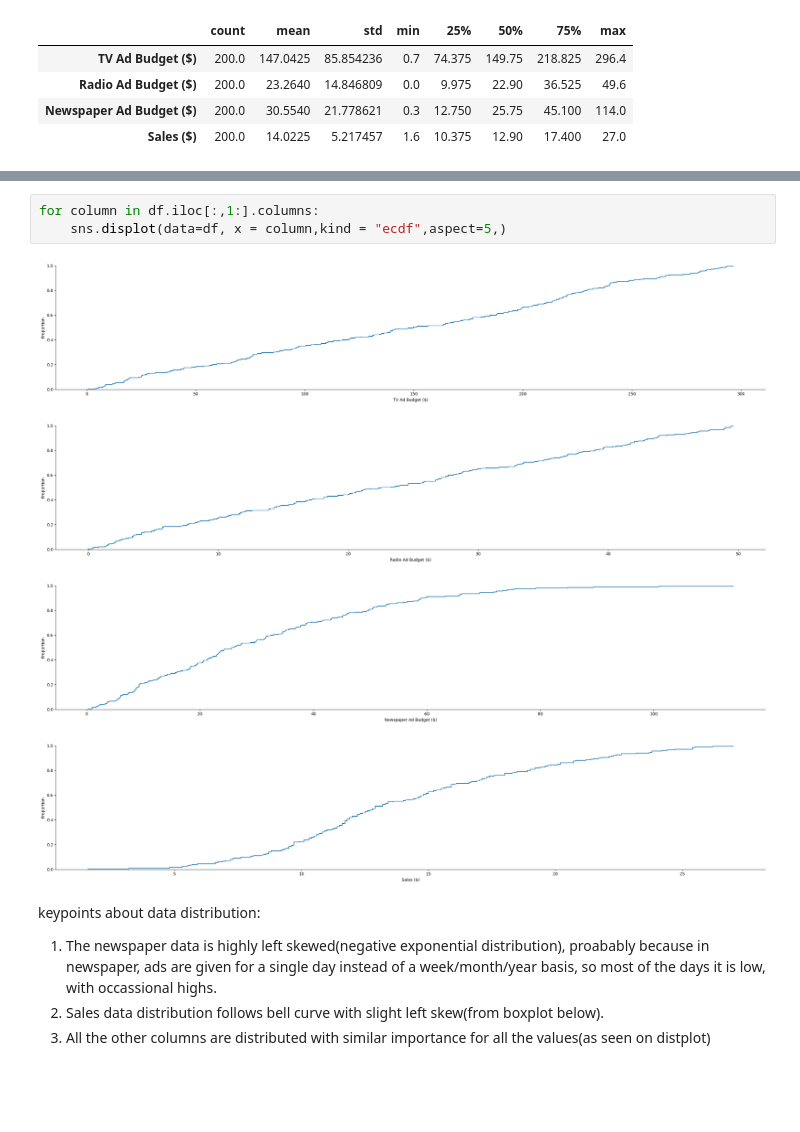
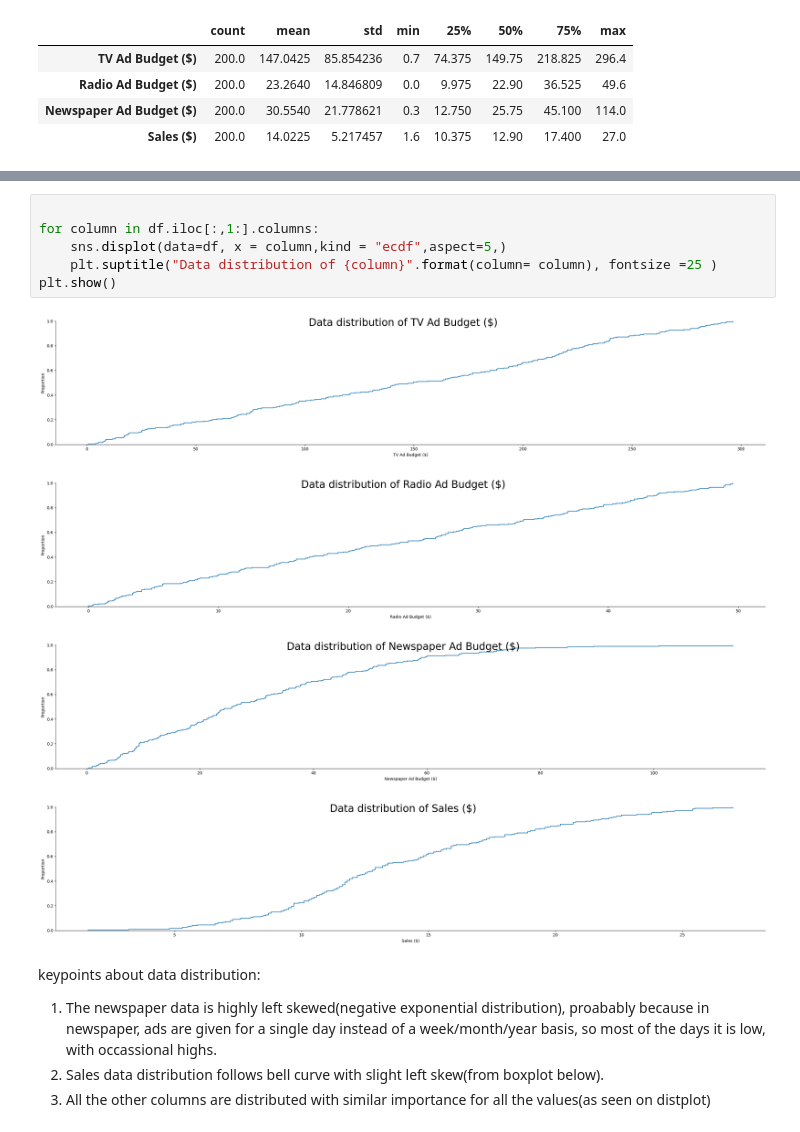
Before and after one commit to RamSankarTheDeveloper/sales-data-analysis, a Jupyter notebook: project_sales_analysis.ipynb, the cells around one changed output, grey strips where cells are left out. Cells and saved outputs as stored; diff of their text form; blank space fills up the shorter version.

```diff
--- a/project_sales_analysis.ipynb
+++ b/project_sales_analysis.ipynb
@@ -53,11 +54,14 @@ plt.tight_layout()
 # %%
+
 for column in df.iloc[:,1:].columns:
     sns.displot(data=df, x = column,kind = "ecdf",aspect=5,)
+    plt.suptitle("Data distribution of {column}".format(column= column), fontsize =25 )
+plt.show()
 # %% [output]
-[figure, old version]
+[figure, new version]
-[figure, old version]
+[figure, new version]
-[figure, old version]
+[figure, new version]
-[figure, old version]
+[figure, new version]
 # %% [markdown]
 keypoints about data distribution:
 1) The newspaper data is highly left skewed(negative exponential distribution), proabably because in newspaper, ads are given for a single day instead of a week/month/year basis, so most of the days it is low, with occassional highs.
```
Also changed, not shown: parts of 7 cells of this notebook.
